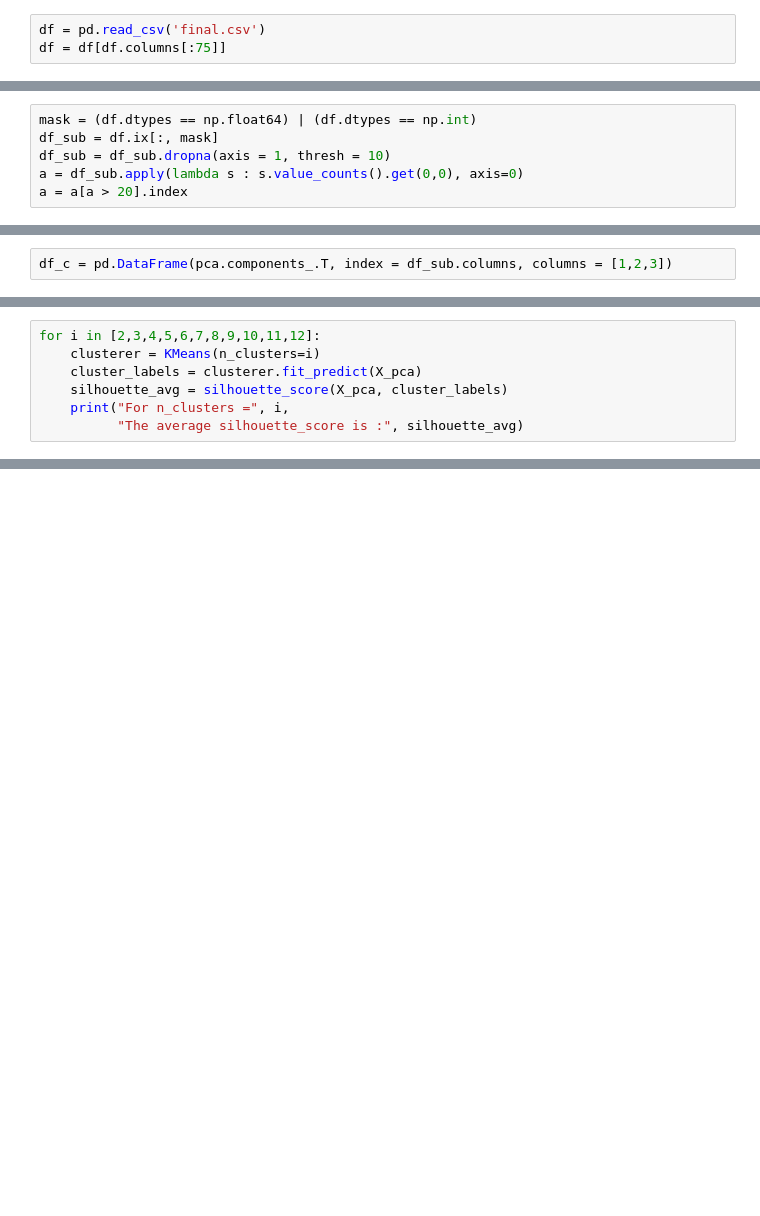
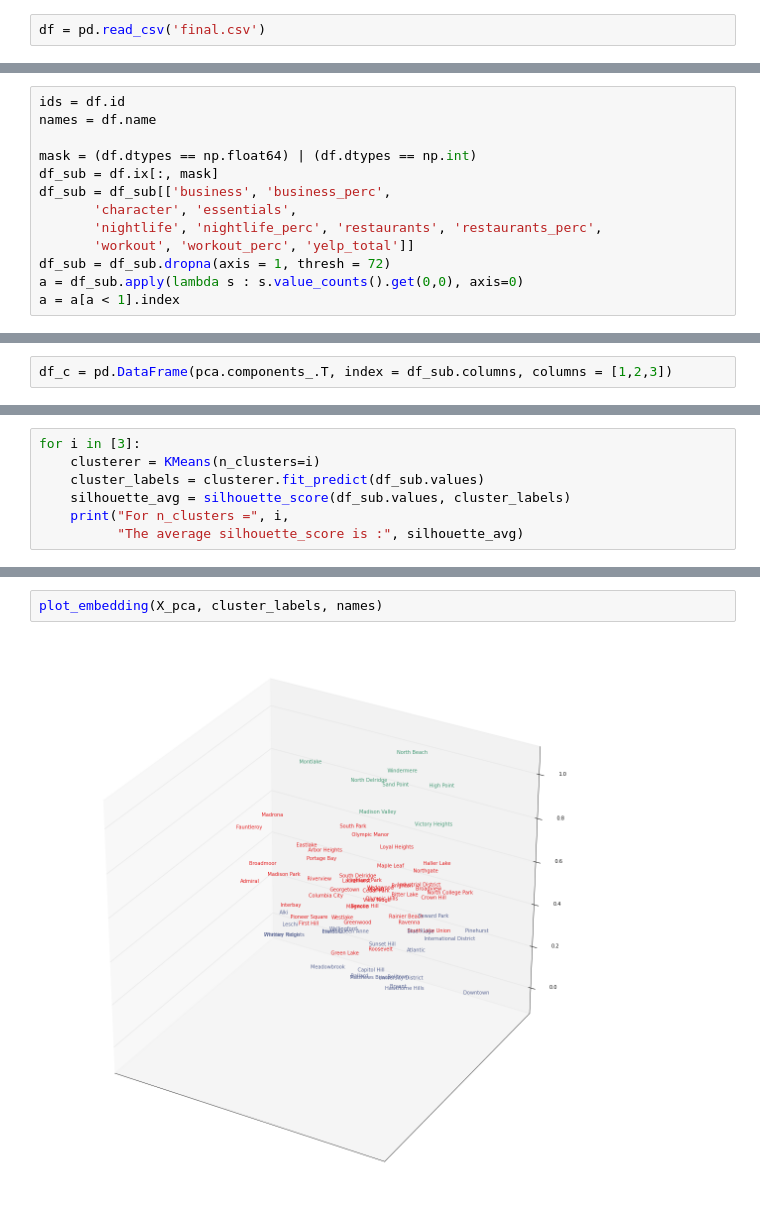
Before and after one commit to easadler/hood_project, a Jupyter notebook: Untitled.ipynb, the cells around one changed output, grey strips where cells are left out. Saved outputs shown, nothing was run; the diff lists cells and outputs as text; blank space fills up the shorter version.

```diff
--- a/Untitled.ipynb
+++ b/Untitled.ipynb
@@ -13,4 +13,3 @@ from sklearn.metrics import silhouette_samples, silhouette_score
 %matplotlib inline
 # %%
 df = pd.read_csv('final.csv')
-df = df[df.columns[:75]]
@@ -17,9 +26,16 @@ df = df[df.columns[:75]]
 # %%
+ids = df.id
+names = df.name
+
 mask = (df.dtypes == np.float64) | (df.dtypes == np.int)
 df_sub = df.ix[:, mask]
-df_sub = df_sub.dropna(axis = 1, thresh = 10)
+df_sub = df_sub[['business', 'business_perc',
+       'character', 'essentials',
+       'nightlife', 'nightlife_perc', 'restaurants', 'restaurants_perc',
+       'workout', 'workout_perc', 'yelp_total']]
+df_sub = df_sub.dropna(axis = 1, thresh = 72)
 a = df_sub.apply(lambda s : s.value_counts().get(0,0), axis=0)
-a = a[a > 20].index
+a = a[a < 1].index
 # %%
 pca = PCA(copy=True, n_components=3, whiten=False)
 imp = preprocessing.Imputer(axis=0)
@@ -41,8 +70,8 @@ cols = ['married_kids_homes-single condo rent kids', '50s rich big homes - large
 # %%
-for i in [2,3,4,5,6,7,8,9,10,11,12]:
+for i in [3]:
     clusterer = KMeans(n_clusters=i)
-    cluster_labels = clusterer.fit_predict(X_pca)
-    silhouette_avg = silhouette_score(X_pca, cluster_labels)
+    cluster_labels = clusterer.fit_predict(df_sub.values)
+    silhouette_avg = silhouette_score(df_sub.values, cluster_labels)
     print("For n_clusters =", i,
           "The average silhouette_score is :", silhouette_avg)
 # %% [output]
@@ -83,0 +79,4 @@ df_pca
+# %%
+plot_embedding(X_pca, cluster_labels, names)
+# %% [output]
+[figure, added]
```
Also changed, not shown: parts of 11 cells of this notebook, 6 other files.
